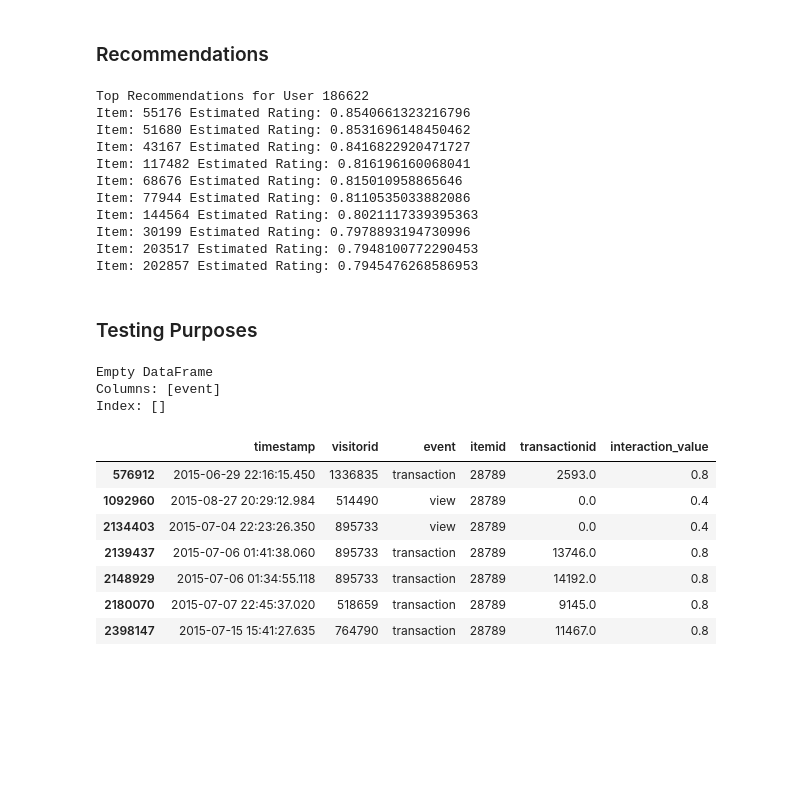
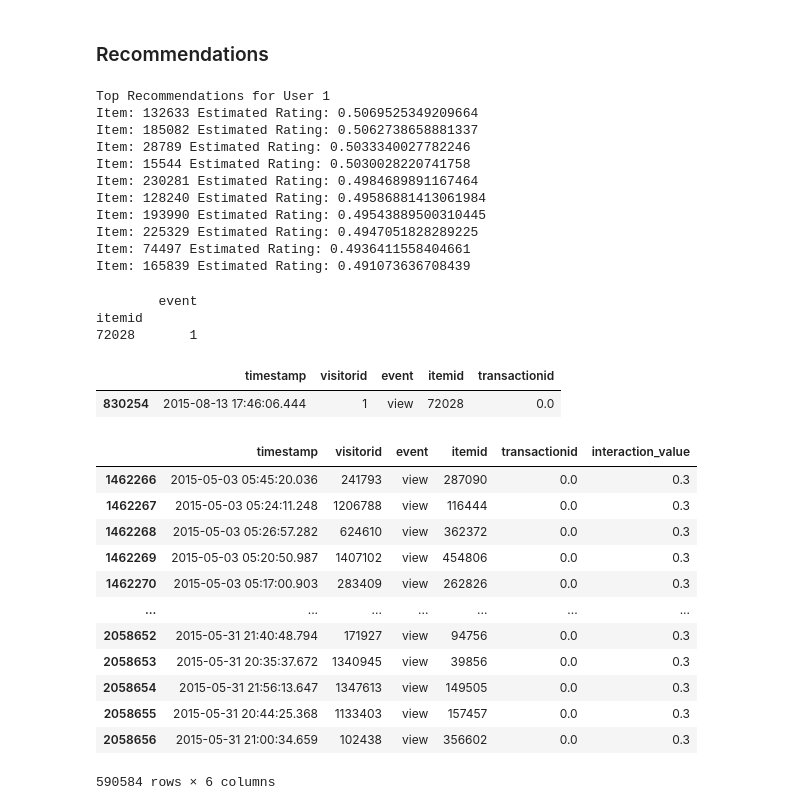
Before and after one commit to Errimy/itemrecommendationsystem, a Jupyter notebook: Recommendation_system.ipynb, the cells around one changed output. Drawn from its saved outputs; the diff is of its cells as text; code cells hidden in the pictures; blank space fills up the shorter version.

```diff
--- a/Recommendation_system.ipynb
+++ b/Recommendation_system.ipynb
@@ -319,50 +393,67 @@ def get_top_n_recommendations(model, user_id, num_items, n=10):
 
     top_n_recommendations = recommendations[:n]
     return top_n_recommendations
-
-user_id = 186622
+import pandas as pd
+events_df = pd.read_csv('/content/cleansed_event.csv')
+user_id = 1
 num_items = events_df['itemid'].nunique()  # Number of unique items in the dataset
 top_recommendations = get_top_n_recommendations(loaded_model, user_id, num_items, n=10)
 print("Top Recommendations for User", user_id)
 for item_id, estimated_rating in top_recommendations:
     print("Item:", item_id, "Estimated Rating:", estimated_rating)
 # %% [output]
-Top Recommendations for User 186622
-Item: 55176 Estimated Rating: 0.8540661323216796
-Item: 51680 Estimated Rating: 0.8531696148450462
-Item: 43167 Estimated Rating: 0.8416822920471727
-Item: 117482 Estimated Rating: 0.816196160068041
-Item: 68676 Estimated Rating: 0.815010958865646
-Item: 77944 Estimated Rating: 0.8110535033882086
-Item: 144564 Estimated Rating: 0.8021117339395363
-Item: 30199 Estimated Rating: 0.7978893194730996
-Item: 203517 Estimated Rating: 0.7948100772290453
-Item: 202857 Estimated Rating: 0.7945476268586953
+Top Recommendations for User 1
+Item: 132633 Estimated Rating: 0.5069525349209664
+Item: 185082 Estimated Rating: 0.5062738658881337
+Item: 28789 Estimated Rating: 0.5033340027782246
+Item: 15544 Estimated Rating: 0.5030028220741758
+Item: 230281 Estimated Rating: 0.4984689891167464
+Item: 128240 Estimated Rating: 0.49586881413061984
+Item: 193990 Estimated Rating: 0.49543889500310445
+Item: 225329 Estimated Rating: 0.4947051828289225
+Item: 74497 Estimated Rating: 0.4936411558404661
+Item: 165839 Estimated Rating: 0.491073636708439
-# %% [markdown]
-### Testing Purposes
 # %%
 # Assuming you have a DataFrame named df_events
-transaction_df = events_df[events_df['event'] == 'transaction']
-user_id = 514490
+transaction_df = events_df[events_df['event'] != 'transaction']
+#transaction_df = events_df
+user_id = 1
 filtered_df = transaction_df[transaction_df['visitorid'] == user_id]
 popular_items_per_user= pd.DataFrame(filtered_df.groupby('itemid')['event'].count())
 best_selling_items_per_user= popular_items_per_user.sort_values('event', ascending=False)
 print(best_selling_items_per_user)
 # %% [output]
-Empty DataFrame
-Columns: [event]
-Index: []
+        event
+itemid
+72028       1
 # %%
-event1_df = events_df[events_df['itemid'] == 28789]
-user_id = 1150086
+event1_df = events_df[events_df['itemid'] == 72028]
+user_id = 1
 filtered_df = event1_df[event1_df['visitorid'] == user_id]
-event1_df
+#event1_df
+filtered_df
 # %% [output]
-|  | timestamp | visitorid | event | itemid | transactionid | interaction_value |
-| 576912 | 2015-06-29 22:16:15.450 | 1336835 | transaction | 28789 | 2593.0 | 0.8 |
-| 1092960 | 2015-08-27 20:29:12.984 | 514490 | view | 28789 | 0.0 | 0.4 |
-| 2134403 | 2015-07-04 22:23:26.350 | 895733 | view | 28789 | 0.0 | 0.4 |
-| 2139437 | 2015-07-06 01:41:38.060 | 895733 | transaction | 28789 | 13746.0 | 0.8 |
-| 2148929 | 2015-07-06 01:34:55.118 | 895733 | transaction | 28789 | 14192.0 | 0.8 |
-| 2180070 | 2015-07-07 22:45:37.020 | 518659 | transaction | 28789 | 9145.0 | 0.8 |
-| 2398147 | 2015-07-15 15:41:27.635 | 764790 | transaction | 28789 | 11467.0 | 0.8 |
+|  | timestamp | visitorid | event | itemid | transactionid |
+| 830254 | 2015-08-13 17:46:06.444 | 1 | view | 72028 | 0.0 |
+# %%
+events_df['timestamp'] = pd.to_datetime(events_df['timestamp'])
+
+# Filter events_df where month is equal to 7
+july_df = events_df[events_df['timestamp'].dt.month ==5]
+#july_df = events_df[~events_df['timestamp'].dt.month.isin([6, 7, 8, 9])]
+
+july_df
+# %% [output]
+|  | timestamp | visitorid | event | itemid | transactionid | interaction_value |
+| 1462266 | 2015-05-03 05:45:20.036 | 241793 | view | 287090 | 0.0 | 0.3 |
+| 1462267 | 2015-05-03 05:24:11.248 | 1206788 | view | 116444 | 0.0 | 0.3 |
+| 1462268 | 2015-05-03 05:26:57.282 | 624610 | view | 362372 | 0.0 | 0.3 |
+| 1462269 | 2015-05-03 05:20:50.987 | 1407102 | view | 454806 | 0.0 | 0.3 |
+| 1462270 | 2015-05-03 05:17:00.903 | 283409 | view | 262826 | 0.0 | 0.3 |
+| ... | ... | ... | ... | ... | ... | ... |
+| 2058652 | 2015-05-31 21:40:48.794 | 171927 | view | 94756 | 0.0 | 0.3 |
+| 2058653 | 2015-05-31 20:35:37.672 | 1340945 | view | 39856 | 0.0 | 0.3 |
+| 2058654 | 2015-05-31 21:56:13.647 | 1347613 | view | 149505 | 0.0 | 0.3 |
+| 2058655 | 2015-05-31 20:44:25.368 | 1133403 | view | 157457 | 0.0 | 0.3 |
+| 2058656 | 2015-05-31 21:00:34.659 | 102438 | view | 356602 | 0.0 | 0.3 |
+590584 rows × 6 columns
```
Also changed, not shown: parts of 6 cells of this notebook.
